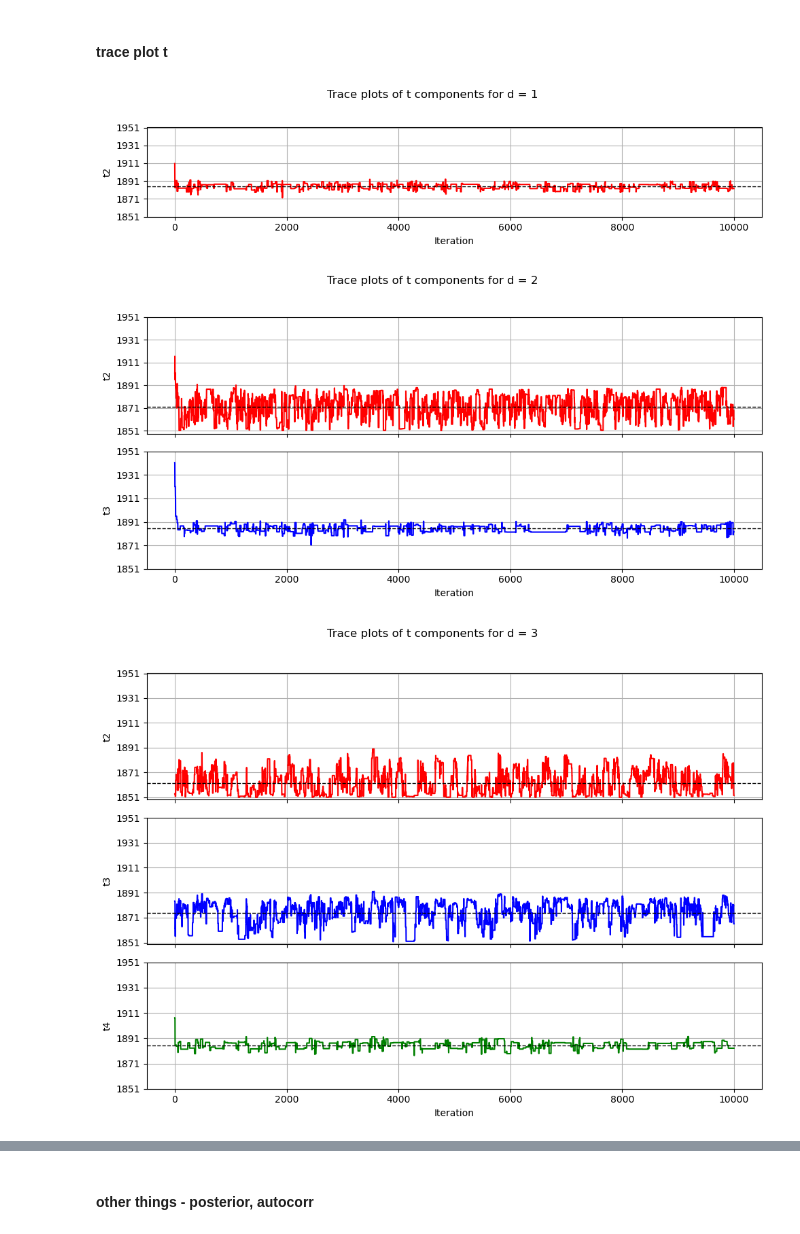
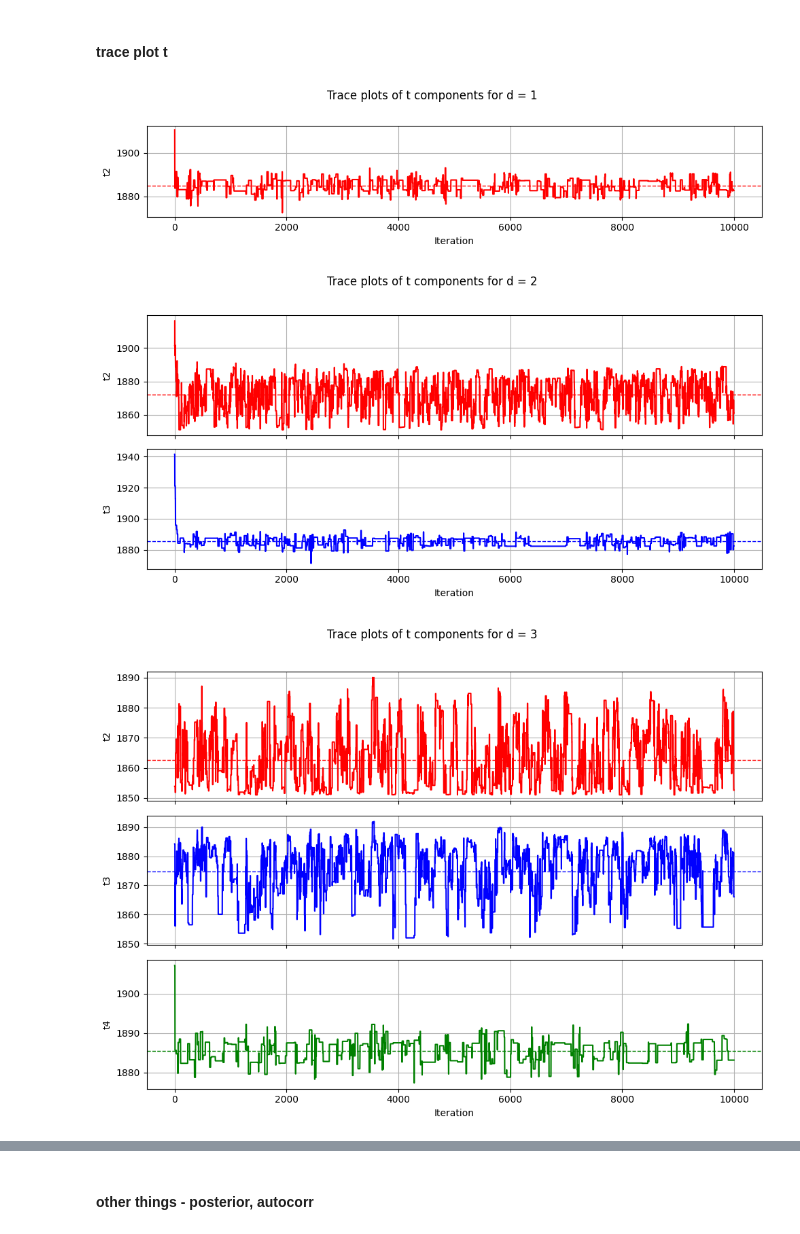
Before and after one commit to Lisakth/CompIntense, a Jupyter notebook: 16-HA2-python.ipynb, the cells around one changed output, grey strips where cells are left out. Drawn from its saved outputs; the diff is of its cells as text; code cells hidden in the pictures.

```diff
--- a/16-HA2-python.ipynb
+++ b/16-HA2-python.ipynb
@@ -106,9 +106,6 @@ for d in range(4):
     ax.set_ylabel("Theta")
     ax.grid(True)
 
-    mean_val = np.mean(theta_store)
-    ax.axhline(mean_val, color='k', linestyle='--', linewidth=1, label='Mean')
-
 fig.suptitle("Trace plots of theta for 1 to 4 breakpoints", fontsize=16)
 plt.tight_layout(rect=[0, 0, 1, 0.96])
 plt.show()
@@ -194,9 +191,6 @@ for d in range(4):
         ax.set_ylabel(f"lambda_{i+1}")
         ax.grid(True)
 
-        mean_val = np.mean(lamb_store[:, i])
-        ax.axhline(mean_val, color='k', linestyle='--', linewidth=1, label='Mean')
-
     axes[-1].set_xlabel("Iteration")
     fig.suptitle(f"Trace plots of lambda components for d-1 = {d} breakpoints")
 
@@ -212,32 +206,31 @@ for d in range(4):
 # %%
 colors = ['r', 'b', 'g', 'y']
 
 for d in range(4):
     t_store = np.array(values_d[d][2])
 
     fig, axes = plt.subplots(d+1, 1, figsize=(10, 2.5*(d+1)), sharex=True)
 
     if d == 0:
         axes = [axes]
 
     for i in range(d+1):
         ax = axes[i]
         t_idx = i + 1
         ax.plot(t_store[:, t_idx], color = colors[i])
 
         mean_val = np.mean(t_store[:, t_idx])
-        ax.axhline(mean_val, color='k', linestyle='--', linewidth=1, label='Mean')
+        ax.axhline(mean_val, color=colors[i], linestyle='--', linewidth=1, label='Mean')
 
         ax.set_ylabel(f"t{t_idx+1}")
         ax.grid(True)
-        ax.set_yticks(np.arange(t1,tlast,20))
 
     axes[-1].set_xlabel("Iteration")
     fig.suptitle(f"Trace plots of t components for d = {d+1}")
 
     plt.tight_layout(rect=[0, 0, 1, 0.96])
     plt.show()
 # %% [output]
-[figure, old version]
+[figure, new version]
-[figure, old version]
+[figure, new version]
-[figure, old version]
+[figure, new version]
```
Also changed, not shown: parts of 24 cells of this notebook.
